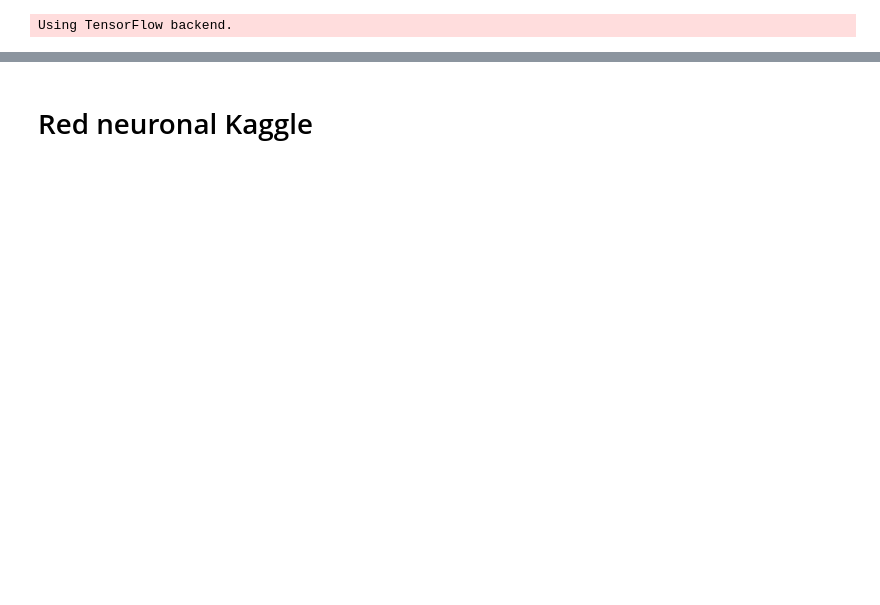
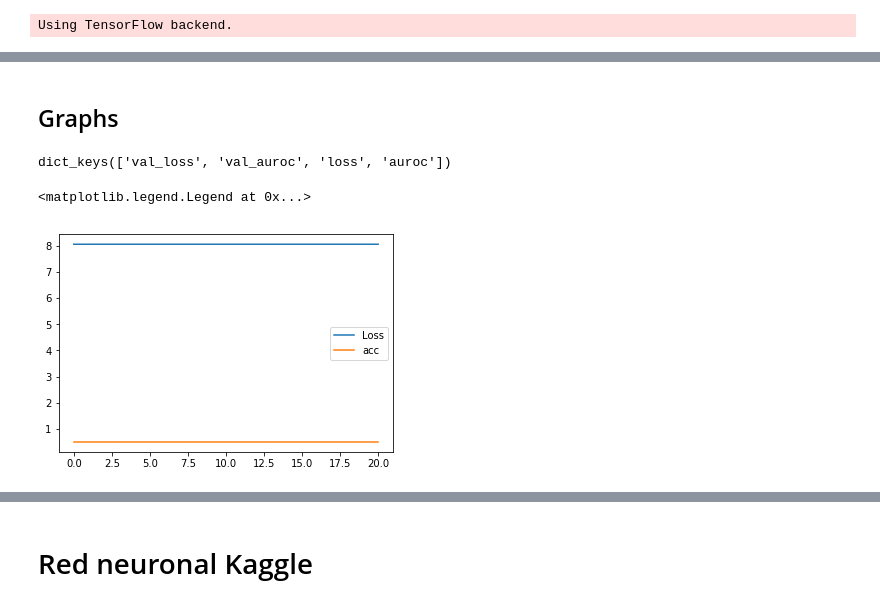
Before and after one commit to rodgomrod/kaggle_microsoft, a Jupyter notebook: Notebooks/models/prueba_Keras.ipynb, the cells around one changed output, grey strips where cells are left out. Drawn from its saved outputs; the diff is of its cells as text; code cells hidden in the pictures; blank space fills up the shorter version.

Commit message:
Updated keras notebook

```diff
--- a/Notebooks/models/prueba_Keras.ipynb
+++ b/Notebooks/models/prueba_Keras.ipynb
@@ -268,0 +332,16 @@ score
+# %%
+from numpy import argmax
+from numpy import array
+from keras.utils import to_categorical
+# define example
+data = [1, 3, 2, 0, 3, 2, 2, 1, 0, 1]
+data = array(data)
+print(data)
+# one hot encode
+encoded = to_categorical(data)
+print(encoded)
+# # invert encoding
+inverted = argmax(encoded[0])
+print(inverted)
+model = Sequential()
+model.add(Dense(15,input=data))
@@ -268,0 +362,6 @@ score
+# %% [markdown]
+## Graphs
+# %%
+model.history.history.keys()
+# %% [output]
+dict_keys(['val_loss', 'val_auroc', 'loss', 'auroc'])
@@ -268,0 +370,7 @@ score
+# %%
+plt.plot(model.history.history['loss'],label="Loss")
+plt.plot(model.history.history['auroc'],label="acc")
+plt.legend()
+# %% [output]
+<matplotlib.legend.Legend at 0x...>
+[figure, added]
```
Also changed, not shown: parts of 37 cells of this notebook.
